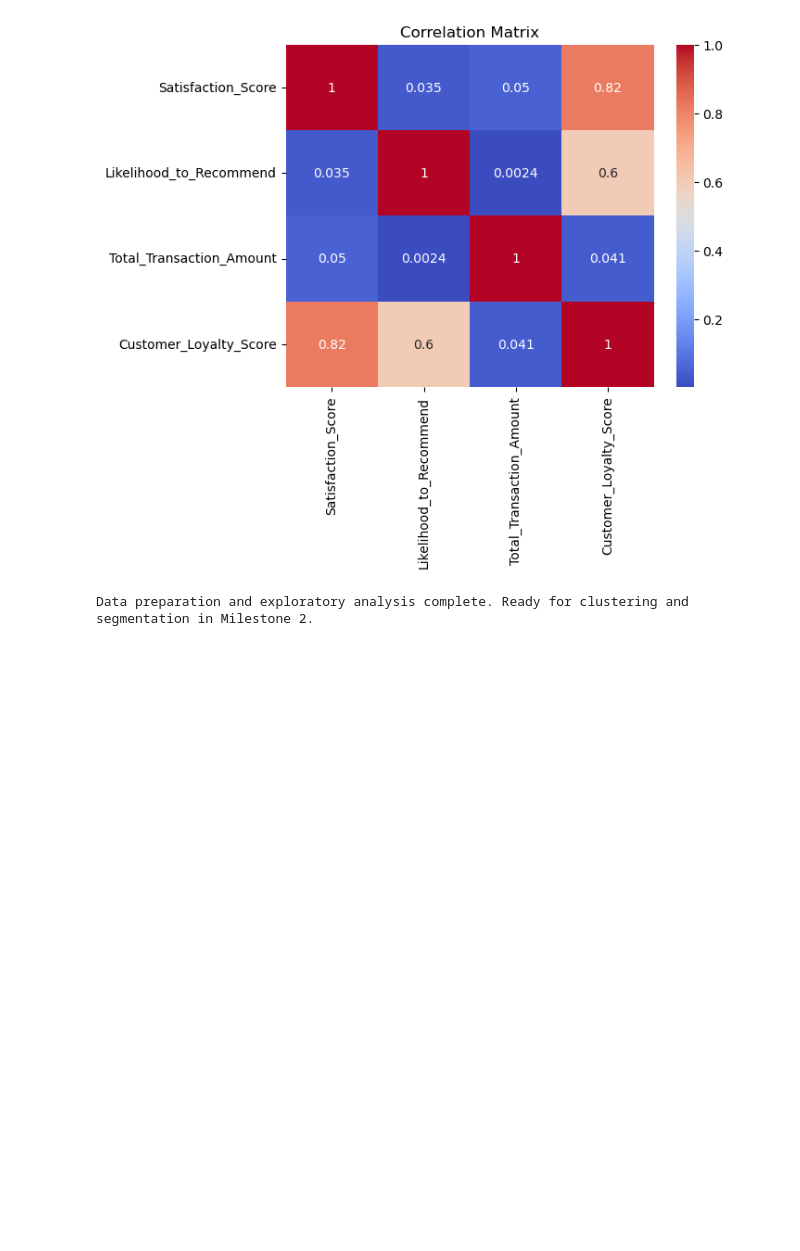
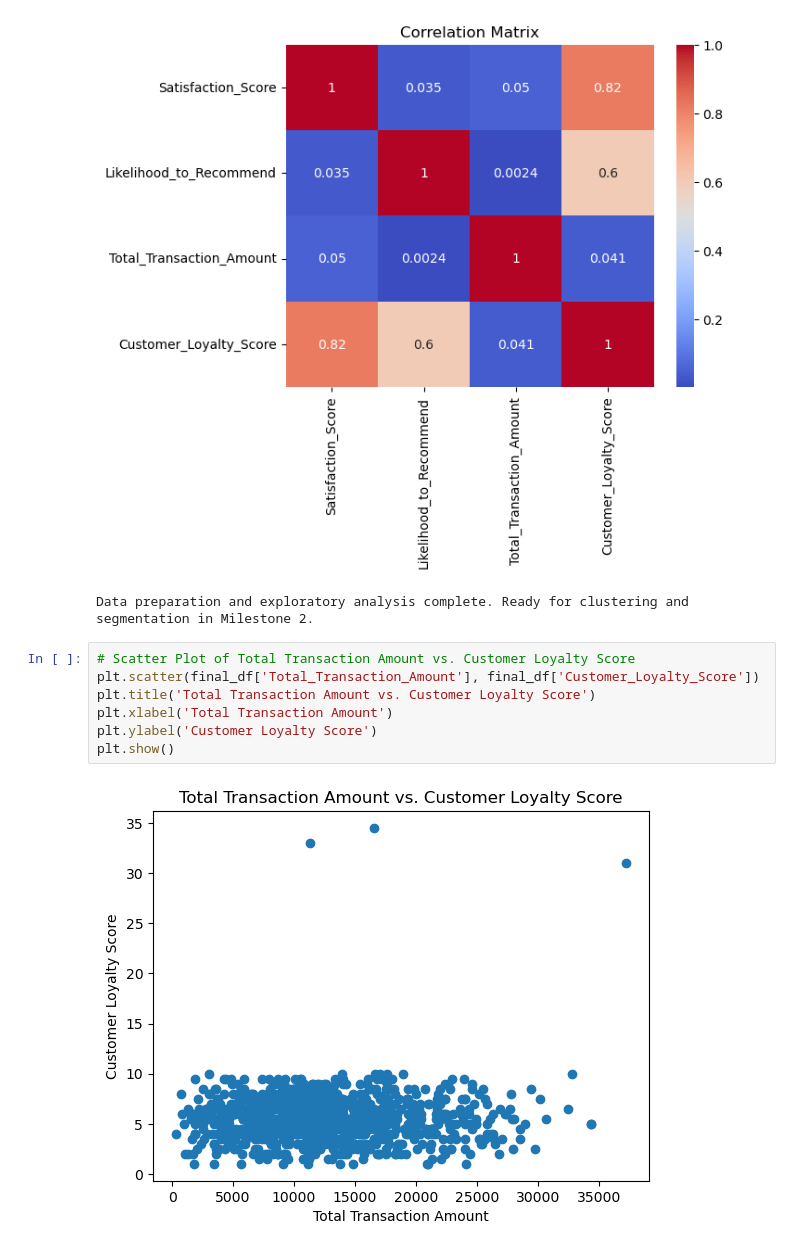
Before and after one commit to atrabaja/DataMining_FinMark, a Jupyter notebook: DataMining_FinMark.ipynb, the cells around one changed output. Cells and saved outputs as stored; diff of their text form; blank space fills up the shorter version.

```diff
--- a/DataMining_FinMark.ipynb
+++ b/DataMining_FinMark.ipynb
@@ -265,3 +265,12 @@ std                              NaN
 [figure]
 [figure]
 Data preparation and exploratory analysis complete. Ready for clustering and segmentation in Milestone 2.
+# %%
+# Scatter Plot of Total Transaction Amount vs. Customer Loyalty Score
+plt.scatter(final_df['Total_Transaction_Amount'], final_df['Customer_Loyalty_Score'])
+plt.title('Total Transaction Amount vs. Customer Loyalty Score')
+plt.xlabel('Total Transaction Amount')
+plt.ylabel('Customer Loyalty Score')
+plt.show()
+# %% [output]
+[figure, added]
```
